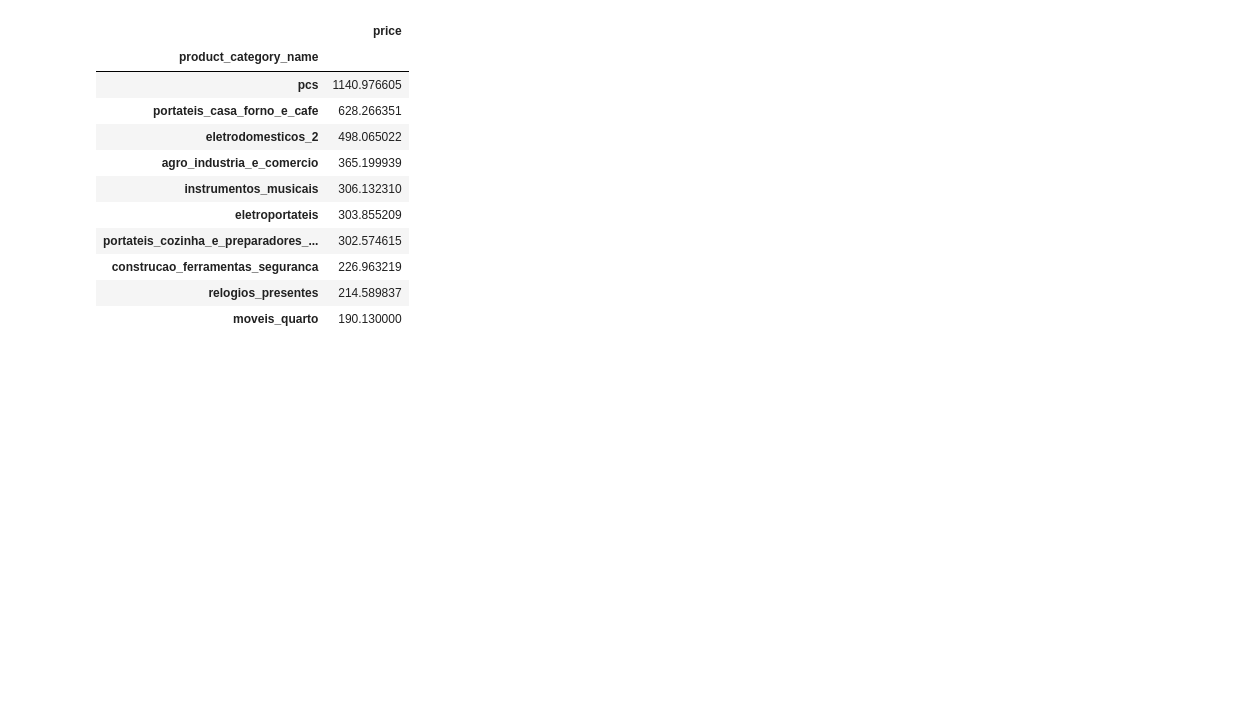
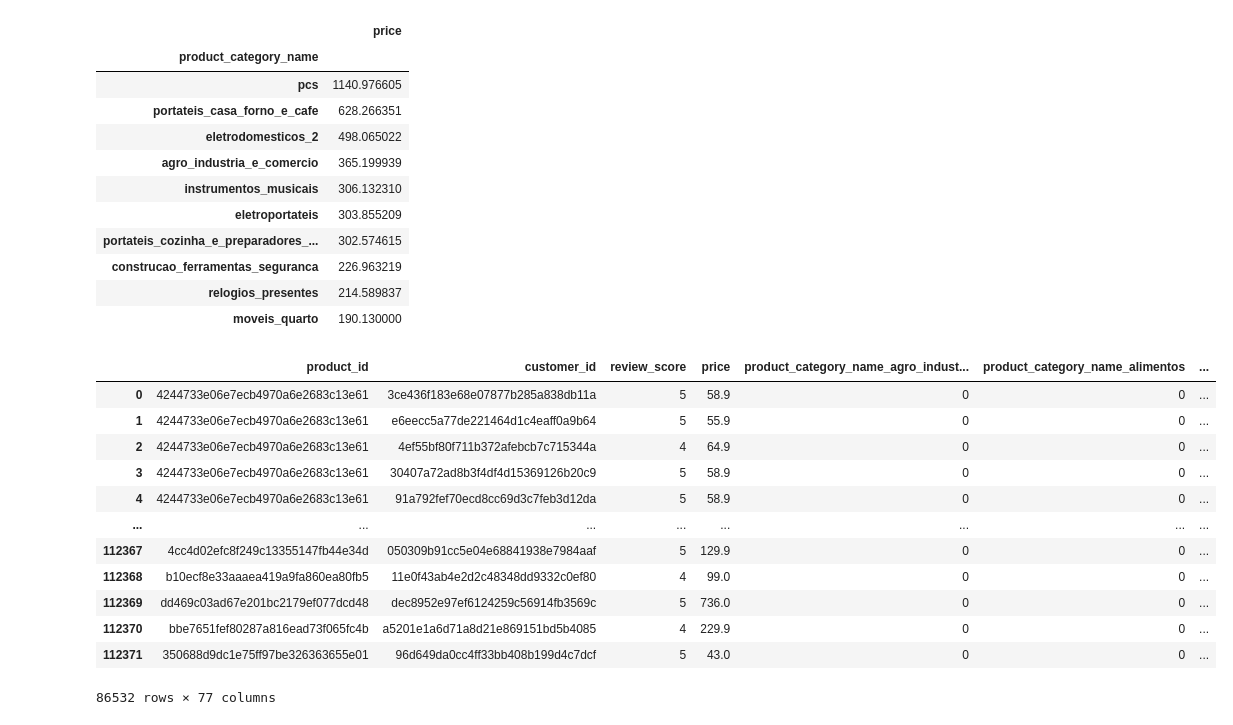
Before and after one commit to felipeaugustogudes/day7_dnc_dex, a Jupyter notebook: day7_felipe_rid2031.ipynb, the cells around one changed output. Drawn from its saved outputs; the diff is of its cells as text; code cells hidden in the pictures; blank space fills up the shorter version.

```diff
--- a/day7_felipe_rid2031.ipynb
+++ b/day7_felipe_rid2031.ipynb
@@ -481,3 +482,20 @@ top10
 | construcao_ferramentas_seguranca | 226.963219 |
 | relogios_presentes | 214.589837 |
 | moveis_quarto | 190.130000 |
+# %%
+df0 = pd.get_dummies(df_esp, prefix=['product_category_name'])
+df0
+# %% [output]
+|  | product_id | customer_id | review_score | price | product_category_name_agro_indust... | product_category_name_alimentos | ... |
+| 0 | 4244733e06e7ecb4970a6e2683c13e61 | 3ce436f183e68e07877b285a838db11a | 5 | 58.9 | 0 | 0 | ... |
+| 1 | 4244733e06e7ecb4970a6e2683c13e61 | e6eecc5a77de221464d1c4eaff0a9b64 | 5 | 55.9 | 0 | 0 | ... |
+| 2 | 4244733e06e7ecb4970a6e2683c13e61 | 4ef55bf80f711b372afebcb7c715344a | 4 | 64.9 | 0 | 0 | ... |
+| 3 | 4244733e06e7ecb4970a6e2683c13e61 | 30407a72ad8b3f4df4d15369126b20c9 | 5 | 58.9 | 0 | 0 | ... |
+| 4 | 4244733e06e7ecb4970a6e2683c13e61 | 91a792fef70ecd8cc69d3c7feb3d12da | 5 | 58.9 | 0 | 0 | ... |
+| ... | ... | ... | ... | ... | ... | ... | ... |
+| 112367 | 4cc4d02efc8f249c13355147fb44e34d | 050309b91cc5e04e68841938e7984aaf | 5 | 129.9 | 0 | 0 | ... |
+| 112368 | b10ecf8e33aaaea419a9fa860ea80fb5 | 11e0f43ab4e2d2c48348dd9332c0ef80 | 4 | 99.0 | 0 | 0 | ... |
+| 112369 | dd469c03ad67e201bc2179ef077dcd48 | dec8952e97ef6124259c56914fb3569c | 5 | 736.0 | 0 | 0 | ... |
+| 112370 | bbe7651fef80287a816ead73f065fc4b | a5201e1a6d71a8d21e869151bd5b4085 | 4 | 229.9 | 0 | 0 | ... |
+| 112371 | 350688d9dc1e75ff97be326363655e01 | 96d649da0cc4ff33bb408b199d4c7dcf | 5 | 43.0 | 0 | 0 | ... |
+86532 rows × 77 columns
```
Also changed, not shown: parts of 7 cells of this notebook.
